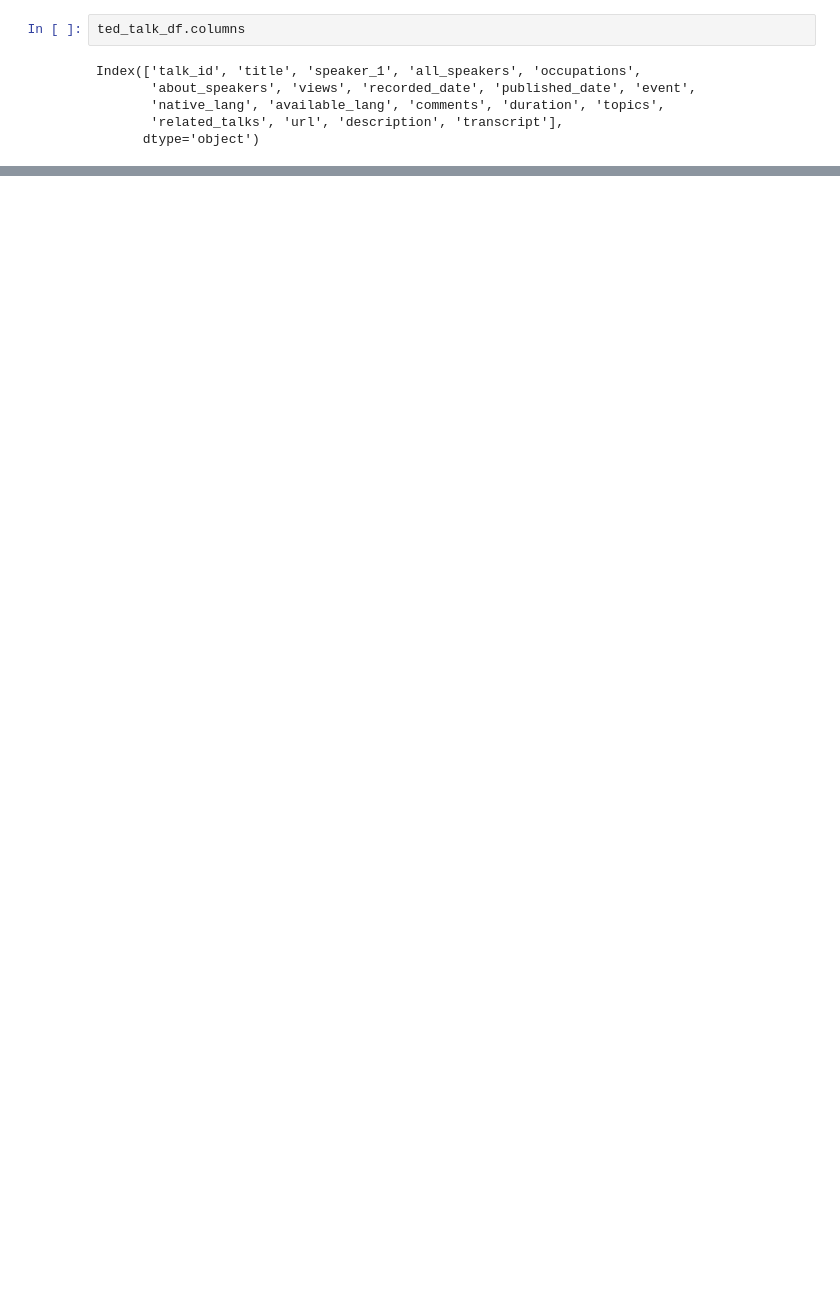
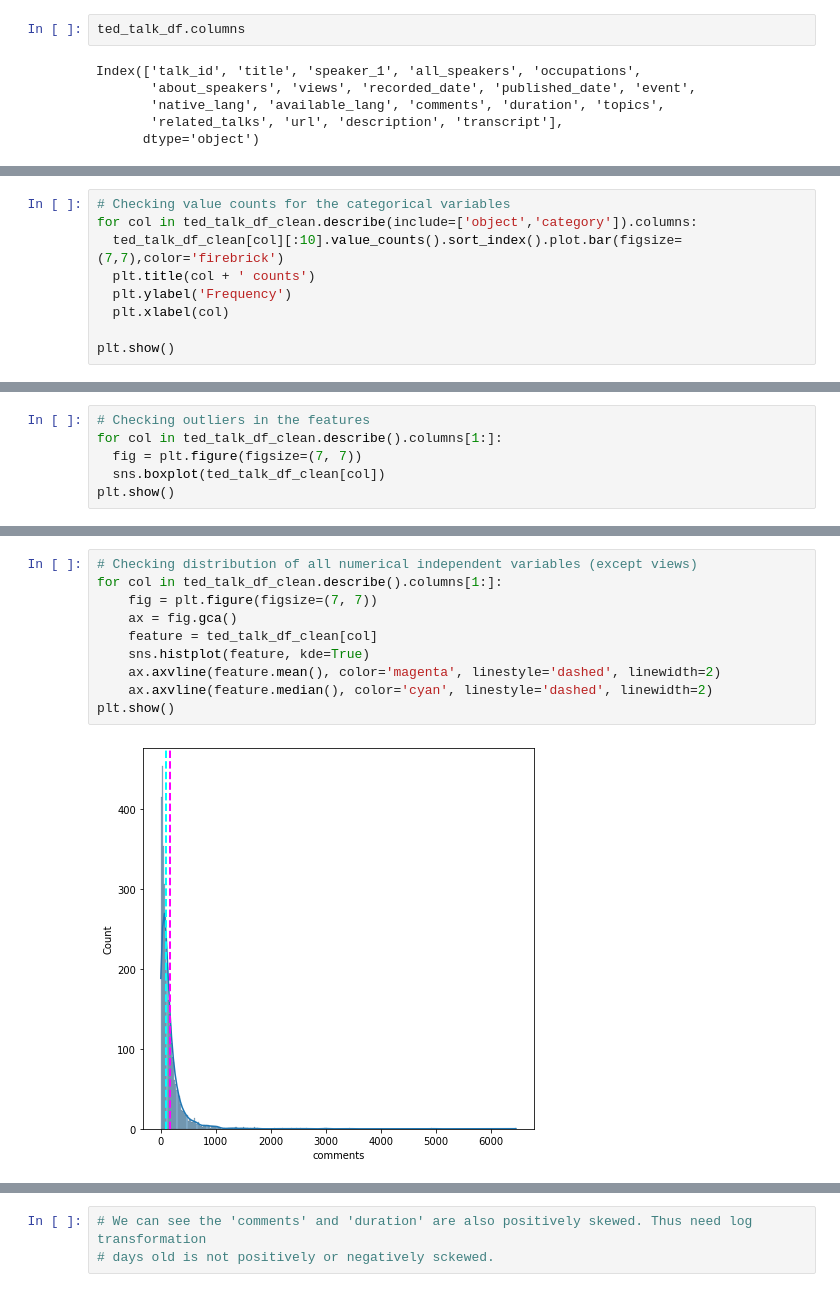
Before and after one commit to prabirdeb/Ted-Talk-Views-Prediction, a Jupyter notebook: Ted_Talk_Views_Prediction.ipynb, the cells around one changed output, grey strips where cells are left out. Drawn from its saved outputs; the diff is of its cells as text; blank space fills up the shorter version.

```diff
--- a/Ted_Talk_Views_Prediction.ipynb
+++ b/Ted_Talk_Views_Prediction.ipynb
@@ -207,0 +345,9 @@ While, we are finding out the **general formula** from the experiences, we shoul
+# %%
+# Checking value counts for the categorical variables
+for col in ted_talk_df_clean.describe(include=['object','category']).columns:
+  ted_talk_df_clean[col][:10].value_counts().sort_index().plot.bar(figsize=(7,7),color='firebrick')
+  plt.title(col + ' counts')
+  plt.ylabel('Frequency')
+  plt.xlabel(col)
+
+plt.show()
@@ -207,0 +360,6 @@ While, we are finding out the **general formula** from the experiences, we shoul
+# %%
+# Checking outliers in the features
+for col in ted_talk_df_clean.describe().columns[1:]:
+  fig = plt.figure(figsize=(7, 7))
+  sns.boxplot(ted_talk_df_clean[col])
+plt.show()
@@ -207,0 +393,12 @@ While, we are finding out the **general formula** from the experiences, we shoul
+# %%
+# Checking distribution of all numerical independent variables (except views)
+for col in ted_talk_df_clean.describe().columns[1:]:
+    fig = plt.figure(figsize=(7, 7))
+    ax = fig.gca()
+    feature = ted_talk_df_clean[col]
+    sns.histplot(feature, kde=True)
+    ax.axvline(feature.mean(), color='magenta', linestyle='dashed', linewidth=2)
+    ax.axvline(feature.median(), color='cyan', linestyle='dashed', linewidth=2)
+plt.show()
+# %% [output]
+[figure, added]
@@ -207,0 +407,3 @@ While, we are finding out the **general formula** from the experiences, we shoul
+# %%
+# We can see the 'comments' and 'duration' are also positively skewed. Thus need log transformation
+# days old is not positively or negatively sckewed.
```
Also changed, not shown: parts of 88 cells of this notebook.
